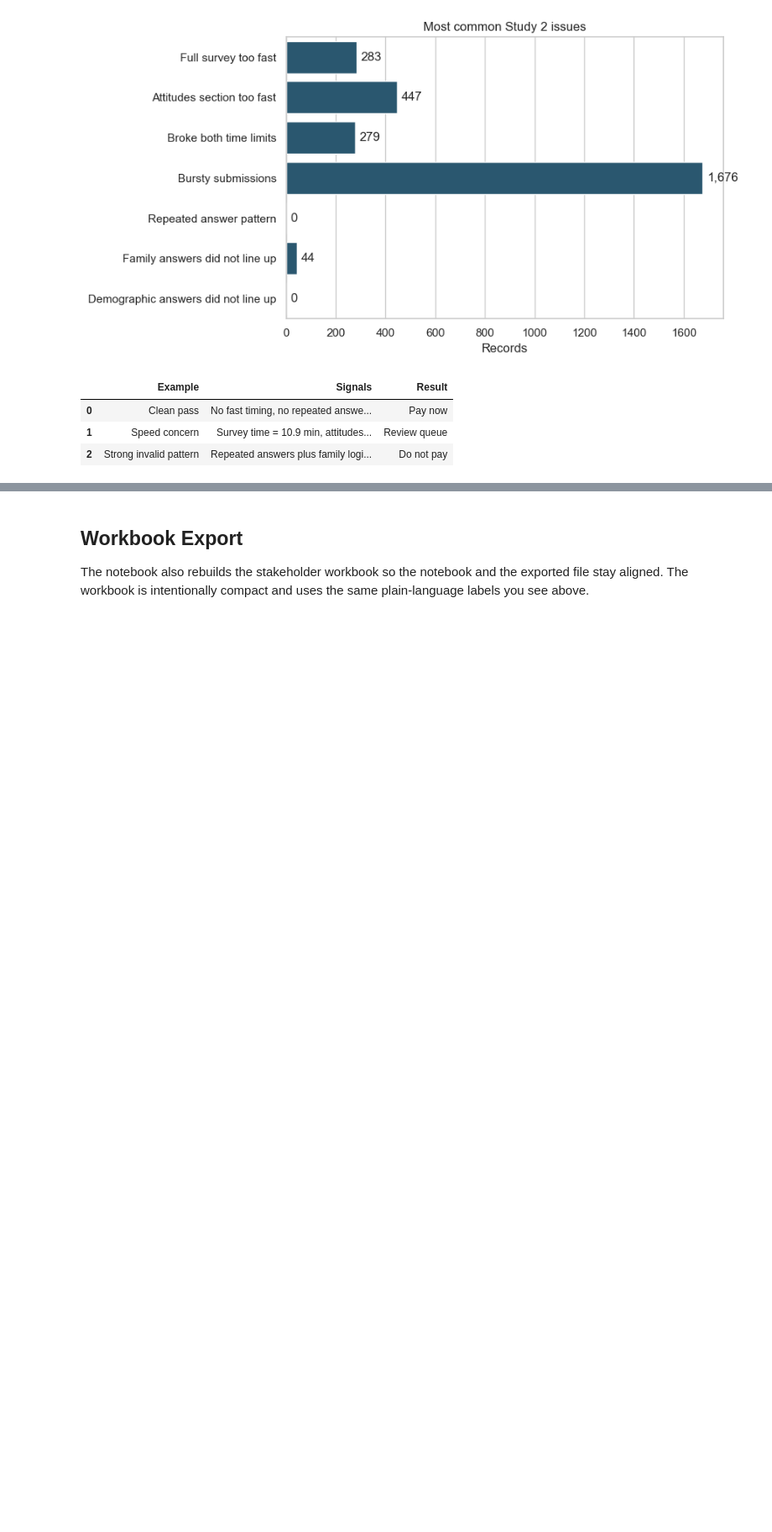
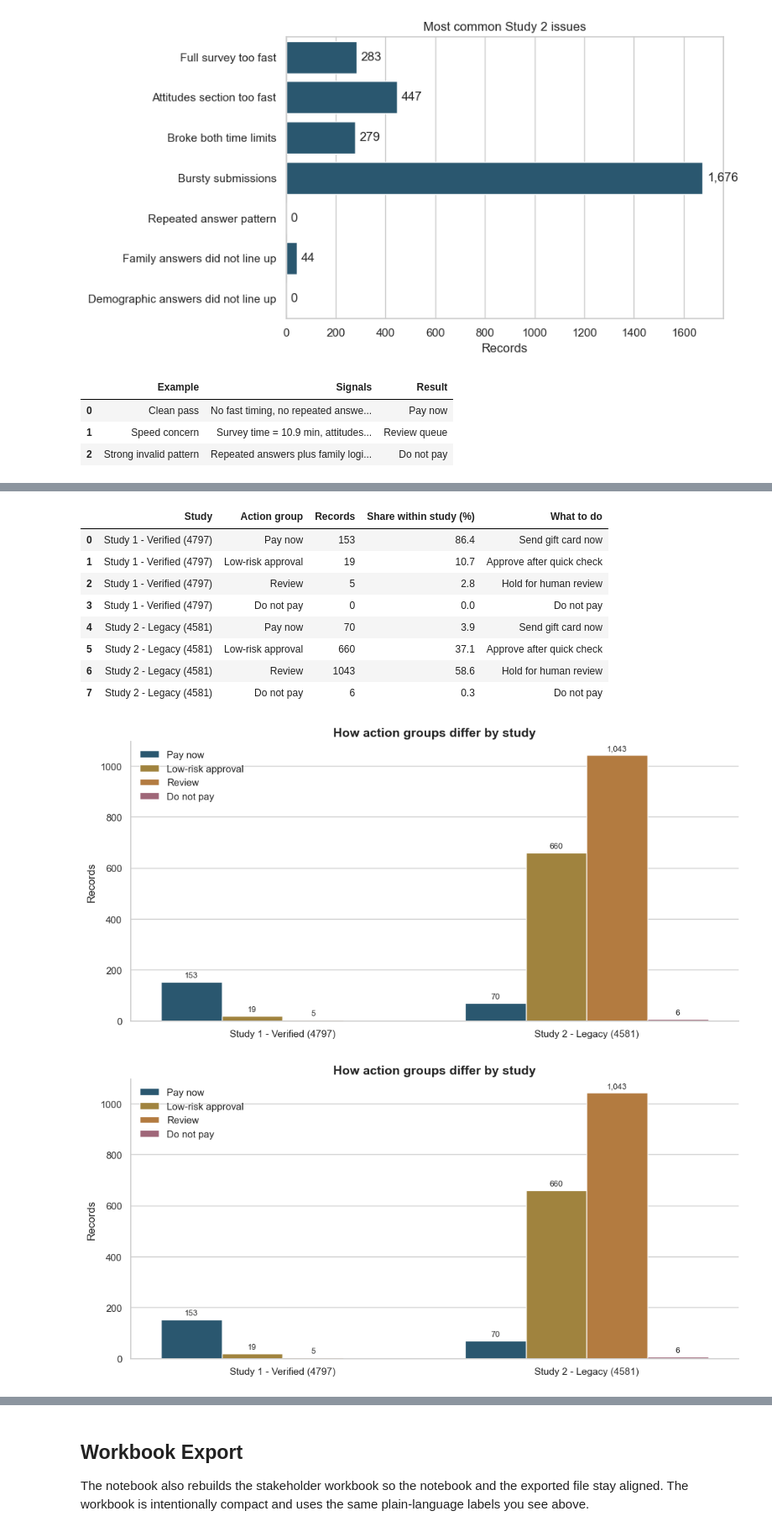
Before and after one commit to namo507/esd-redcap-metadata-watcher, a Jupyter notebook: projects/caregiver-cluster-analysis/bot_analysis_stakeholder.ipynb, the cells around one changed output, grey strips where cells are left out. Shown at 84% size. Cells and saved outputs as stored; diff of their text form; code cells hidden in the pictures; blank space fills up the shorter version.

```diff
--- a/projects/caregiver-cluster-analysis/bot_analysis_stakeholder.ipynb
+++ b/projects/caregiver-cluster-analysis/bot_analysis_stakeholder.ipynb
@@ -33,6 +33,9 @@ workbook_timing_summary = ba.build_workbook_timing_summary(stakeholder_records)
 workbook_issue_summary = ba.build_workbook_issue_summary(stakeholder_records)
 workbook_decision_guide = ba.build_workbook_decision_guide(stakeholder_records)
 workbook_workflow_summary = ba.build_workbook_workflow_summary(stakeholder_records)
+study_action_summary = views["study_action_summary"]
+review_signal_summary = views["review_signal_summary"]
+flag_strength_summary = views["flag_strength_summary"]
 print(f"Loaded {len(stakeholder_records):,} stakeholder records")
 # %% [output]
 Loaded 1,956 stakeholder records
@@ -146,0 +157,17 @@ display(logic_examples)
+# %%
+display(study_action_summary)
+
+study_action_fig = ba.plot_workbook_study_action_comparison(stakeholder_records)
+study_action_fig
+# %% [output]
+|  | Study | Action group | Records | Share within study (%) | What to do |
+| 0 | Study 1 - Verified (4797) | Pay now | 153 | 86.4 | Send gift card now |
+| 1 | Study 1 - Verified (4797) | Low-risk approval | 19 | 10.7 | Approve after quick check |
+| 2 | Study 1 - Verified (4797) | Review | 5 | 2.8 | Hold for human review |
+| 3 | Study 1 - Verified (4797) | Do not pay | 0 | 0.0 | Do not pay |
+| 4 | Study 2 - Legacy (4581) | Pay now | 70 | 3.9 | Send gift card now |
+| 5 | Study 2 - Legacy (4581) | Low-risk approval | 660 | 37.1 | Approve after quick check |
+| 6 | Study 2 - Legacy (4581) | Review | 1043 | 58.6 | Hold for human review |
+| 7 | Study 2 - Legacy (4581) | Do not pay | 6 | 0.3 | Do not pay |
+[figure, added]
+[figure, added]
```
Also changed, not shown: parts of 5 cells of this notebook, 2 other files.
